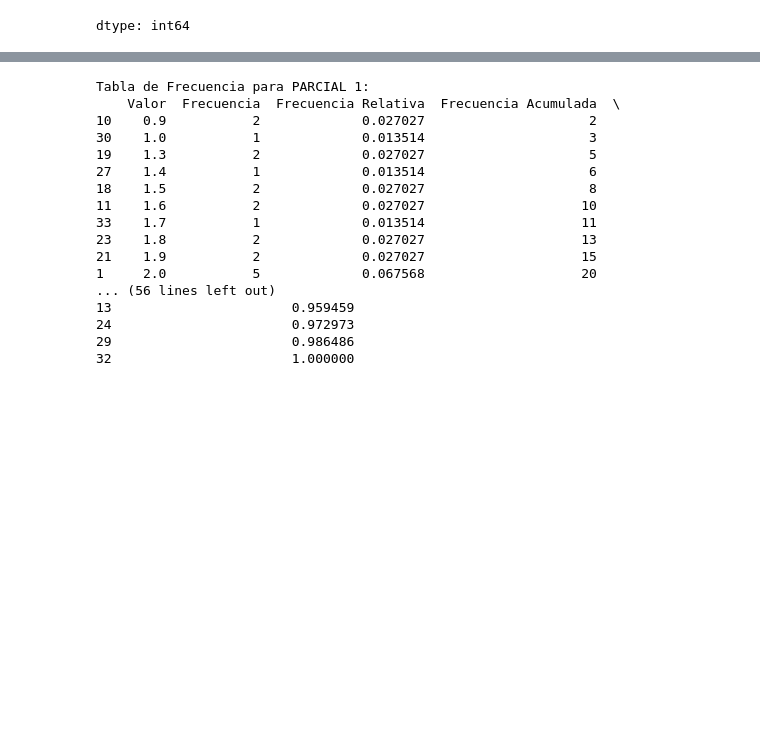
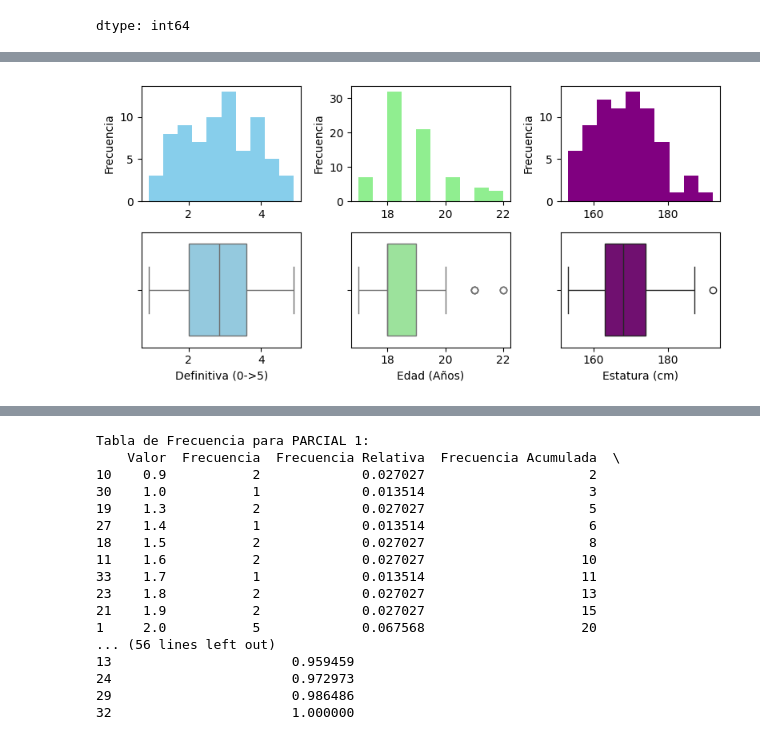
Before and after one commit to karol199625/Estad-stica-computarizada, a Jupyter notebook: CLASE_3KP.ipynb, the cells around one changed output, grey strips where cells are left out. Cells and saved outputs as stored; diff of their text form; code cells hidden in the pictures; blank space fills up the shorter version.

```diff
--- a/CLASE_3KP.ipynb
+++ b/CLASE_3KP.ipynb
@@ -41,0 +46,6 @@ df
+# %%
+# prompt: como eliminar las filas de la 80 a la 84 de la tabla anterior
+
+# Eliminate rows from 74 to 84 (inclusive)
+df = df.drop(df.index[74:84])
+df
@@ -139,0 +267,4 @@ dtype: int64
+# %%
+# @title **Paso 18. Renombrando una variable**
+df['DEFINITIVA'] = df['PARCIAL 1']
+df
@@ -139,0 +285,48 @@ dtype: int64
+# %%
+# @title **Paso 19. Gráficas BoxPlot e Histograma**
+plt.figure(figsize=(8, 4))
+
+# Histograma definitivas
+plt.subplot(2, 3, 1)
+plt.hist(df['DEFINITIVA'], bins=10, color='skyblue')
+#plt.title('Distribución de las Definitivas')
+#plt.xlabel('Definitiva (0->5)')
+plt.ylabel('Frecuencia')
+
+# Histograma de edades
+plt.subplot(2, 3, 2)
+plt.hist(df['EDAD'], bins=10, color='lightgreen')
+#plt.title('Distribución de Edad')
+#plt.xlabel('Edad (Años)')
+plt.ylabel('Frecuencia')
+
+# Boxplot de las definitivas
+plt.subplot(2, 3, 4)
+sns.boxplot(data=df, x='DEFINITIVA', color='skyblue')
+#plt.title('Distribución de Notas Definitivas')
+plt.xlabel('Definitiva (0->5)')
+
+# Boxplot Edad
+plt.subplot(2, 3, 5)
+sns.boxplot(data=df, x='EDAD', color='lightgreen')
+plt.xlabel('Edad (Años)')
+#plt.title('Distribución de Notas Definitivas')
+
+# Histograma de la estatura
+plt.subplot(2, 3, 3)
+plt.hist(df['ESTATURA'], bins=10, color='purple')
+#plt.title('Distribución de Asistencia')
+plt.ylabel('Frecuencia')
+#plt.xlabel('Estatura (cm)')
+
+# Boxplot de estatura
+plt.subplot(2, 3, 6)
+sns.boxplot(data=df, x='ESTATURA', color='purple')
+#plt.title('Distribución de la Asistencia')
+plt.xlabel('Estatura (cm)')
+
+#ajustar espaciado entre subplot
+plt.tight_layout()
+plt.show()
+# %% [output]
+[figure, added]
```
Also changed, not shown: parts of 19 cells of this notebook.
